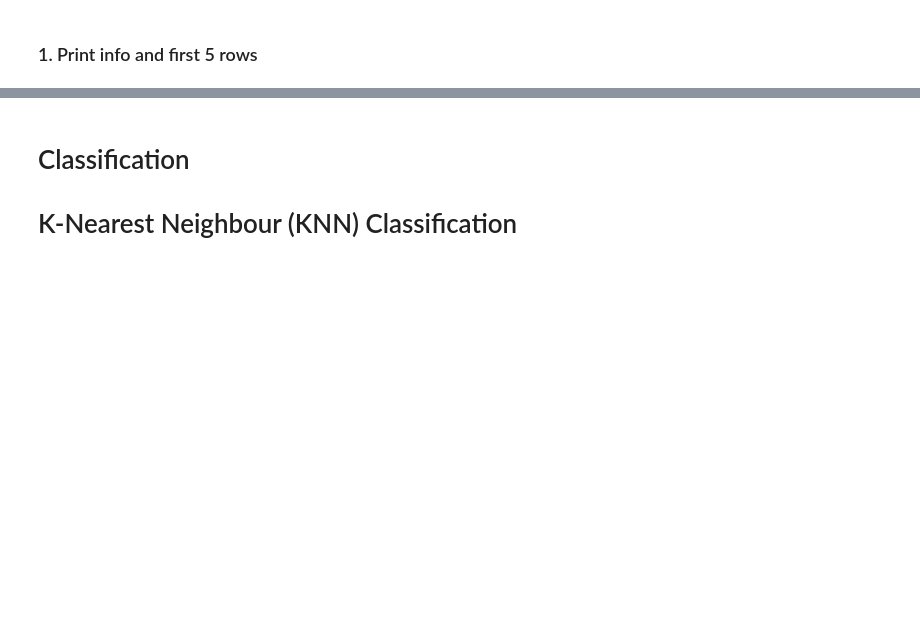
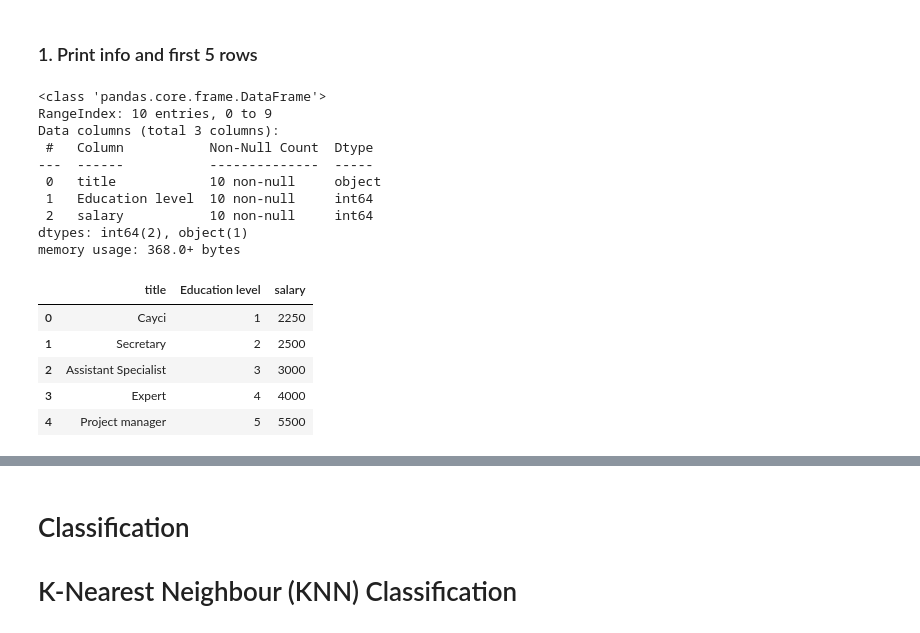
Before and after one commit to Safae-CHERKAOUI/python-for-finance, a Jupyter notebook: day_07/assignments/machine-learning-exercise.ipynb, the cells around one changed output, grey strips where cells are left out. Cells and saved outputs as stored; diff of their text form; code cells hidden in the pictures; blank space fills up the shorter version.

```diff
--- a/day_07/assignments/machine-learning-exercise.ipynb
+++ b/day_07/assignments/machine-learning-exercise.ipynb
@@ -148,3 +192,23 @@ import sklearn
+# %%
+data.info()
+data.head(5)
+# %% [output]
+<class 'pandas.core.frame.DataFrame'>
+RangeIndex: 10 entries, 0 to 9
+Data columns (total 3 columns):
+ #   Column           Non-Null Count  Dtype
+---  ------           --------------  -----
+ 0   title            10 non-null     object
+ 1   Education level  10 non-null     int64
+ 2   salary           10 non-null     int64
+dtypes: int64(2), object(1)
+memory usage: 368.0+ bytes
+|  | title | Education level | salary |
+| 0 | Cayci | 1 | 2250 |
+| 1 | Secretary | 2 | 2500 |
+| 2 | Assistant Specialist | 3 | 3000 |
+| 3 | Expert | 4 | 4000 |
+| 4 | Project manager | 5 | 5500 |
 # %% [markdown]
 ### 2.  Plot the salary over the education level
 
```
Also changed, not shown: parts of 19 cells of this notebook.
